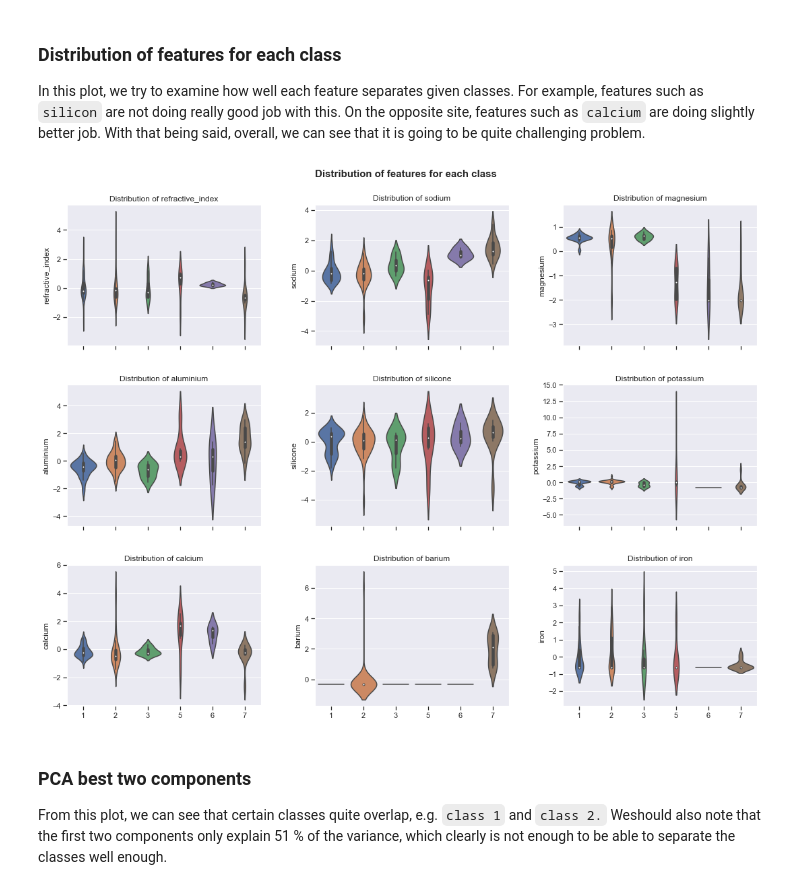
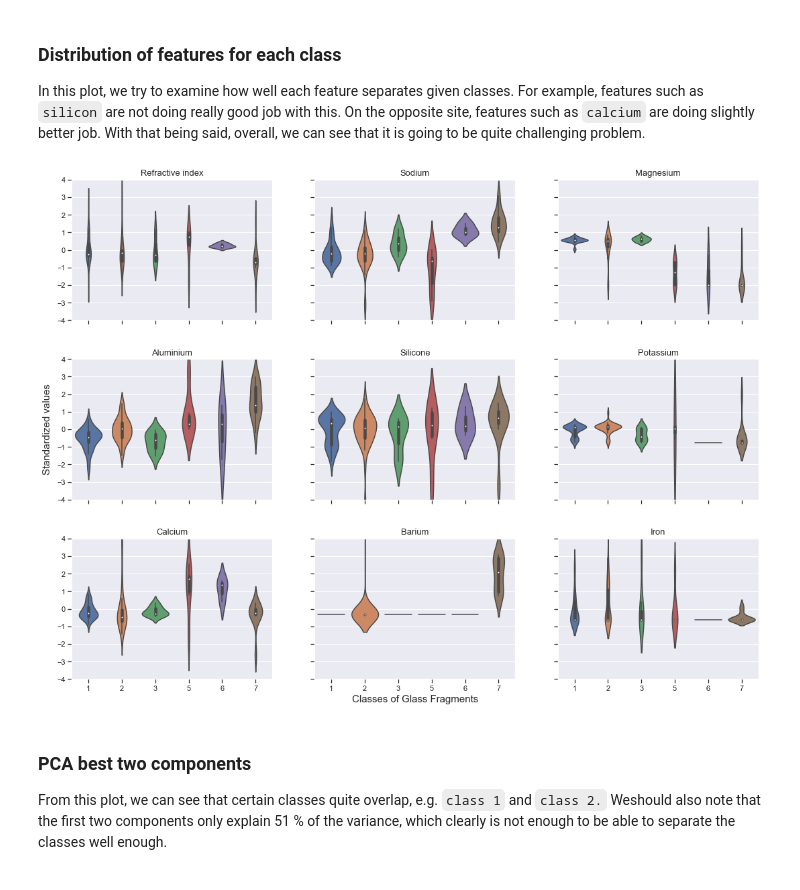
Before and after one commit to mikasenghaas/glass-forensic-analysis, a Jupyter notebook: src/main.ipynb, the cells around one changed output. Drawn from its saved outputs; the diff is of its cells as text; code cells hidden in the pictures.

Commit message:
Latest status of main ntb which is also reflected in ml report

```diff
--- a/src/main.ipynb
+++ b/src/main.ipynb
@@ -319,34 +325,43 @@ Train scaled shape: (99, 9) | Train pca shape: (99, 9) | y shape: (99, 1)
 
 In this plot, we try to examine how well each feature separates given classes. For example, features such as `silicon` are not doing really good job with this. On the opposite site, features such as `calcium` are doing slightly better job. With that being said, overall, we can see that it is going to be quite challenging problem.
 # %%
-fig, axs = plt.subplots(nrows=3, ncols=3, figsize=(16, 12), sharex=True)
+fig, axs = plt.subplots(nrows=3, ncols=3, figsize=(16, 12), sharex=True, sharey=True)
 fig.tight_layout(pad=4.0)
 
 train_scaled_adj = train_scaled.copy()
 train_scaled_adj['target'] = y
 
 labels = list(np.unique(y))
 for i in range(len(axs)):
     for j in range(len(axs[i])):
 
         # Relevant ax
         ax = axs[i][j]
 
         # Relevant feature
         feature = features_names[i*3 + j]
 
         # Plot
         sns.violinplot(data=train_scaled_adj, y=feature, x='target', ax=ax, inner='box')
 
         # Set correspodning labels
         ax.set_xlabel('')
-        ax.set_title(f'Distribution of {feature}', size=12)
+        ax.set_ylabel('')
+        ax.set_title(f'{" ".join(feature.split("_")).capitalize()}', size=13)
+        ax.set_ylim(-4, 4)
 
+# Add a big axis, hide frame
+ax = fig.add_subplot(111, frameon=False)
+# Hide tick and tick label of the big axis
+ax.tick_params(labelcolor='none', which='both', top=False, bottom=False, left=False, right=False)
+ax.set_xlabel("Classes of Glass Fragments", size=15)
+ax.set_ylabel("Standardized values", size=15)
+ax.grid(False)
 
-fig.suptitle('Distribution of features for each class', fontsize=15, y=1.0, weight='bold');
+# Save figure
 fig.savefig(f"{PATH_TO['data']['figures']}/fdist_violin.jpg")
 # %% [output]
-[figure, old version]
+[figure, new version]
 # %% [markdown]
 ### PCA best two components
 
```
Also changed, not shown: parts of 4 cells of this notebook, 2 other files.
